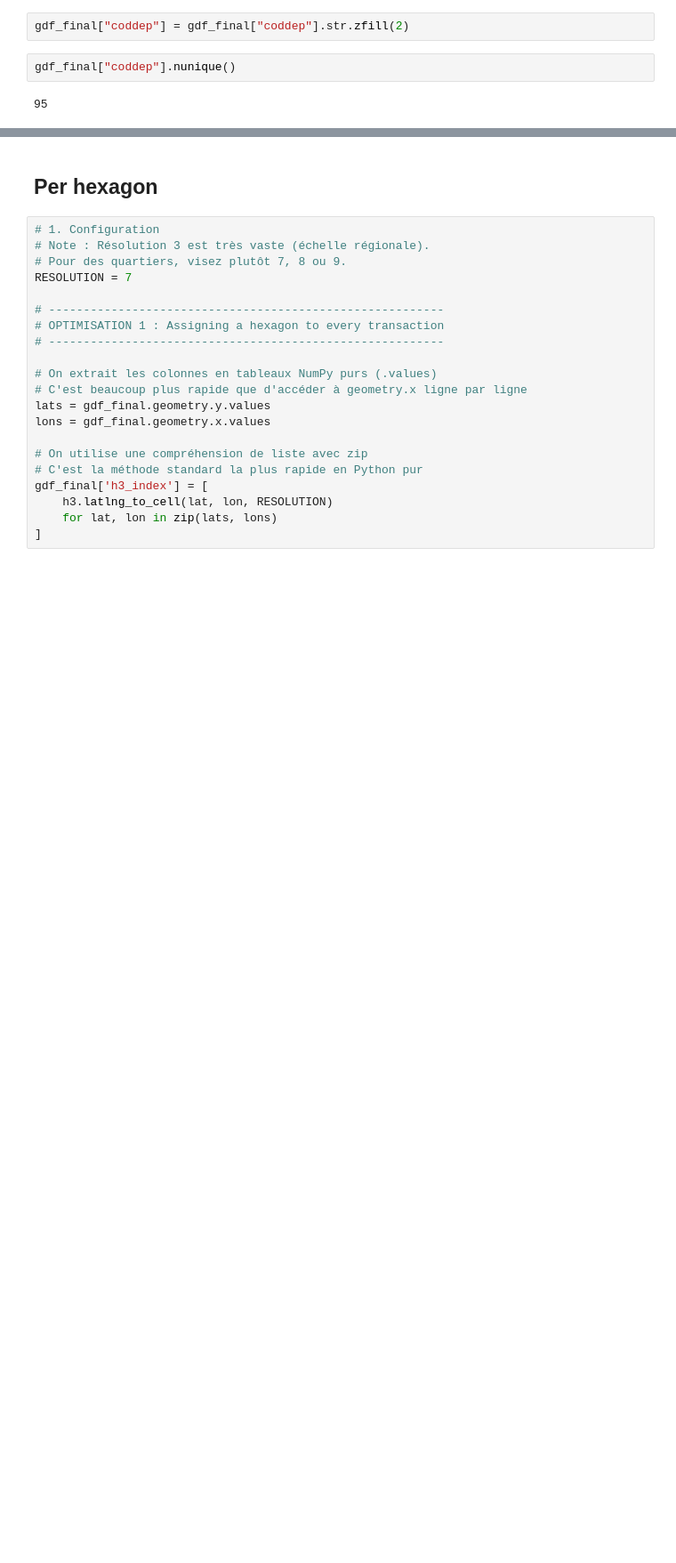
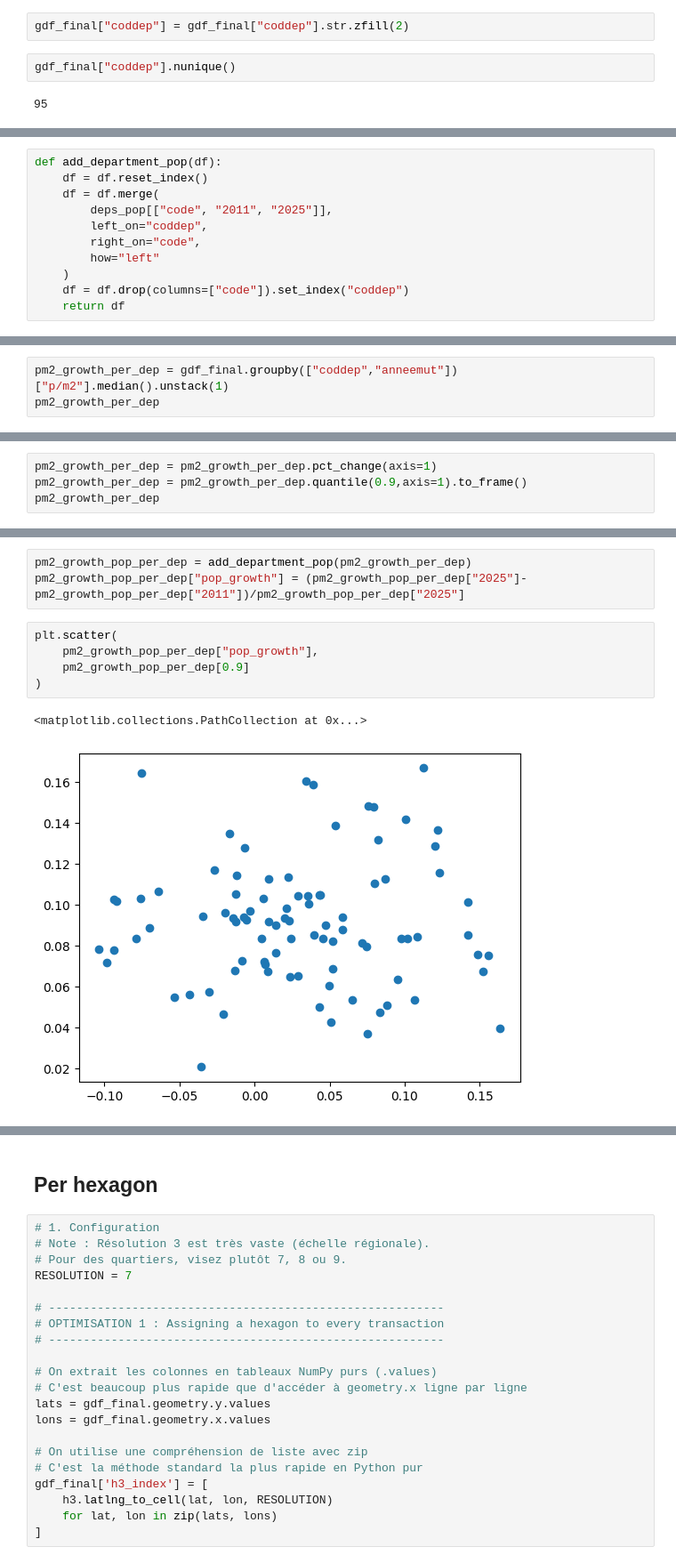
Before and after one commit to m-ligeret/price-signals-construction-activity, a Jupyter notebook: data_cleaning_trans.ipynb, the cells around one changed output, grey strips where cells are left out. Shown at 89% size. Drawn from its saved outputs; the diff is of its cells as text; blank space fills up the shorter version.

Commit message:
analyzing price in departments

```diff
--- a/data_cleaning_trans.ipynb
+++ b/data_cleaning_trans.ipynb
@@ -309,0 +325,11 @@ nb_transac_per_dep.to_csv("nb_transac_per_dep.csv")
+# %%
+def add_department_pop(df):
+    df = df.reset_index()
+    df = df.merge(
+        deps_pop[["code", "2011", "2025"]],
+        left_on="coddep",
+        right_on="code",
+        how="left"
+    )
+    df = df.drop(columns=["code"]).set_index("coddep")
+    return df
@@ -312,0 +399,3 @@ median_pm2_per_dep.to_csv("median_pm2_per_dep.csv")
+# %%
+pm2_growth_per_dep = gdf_final.groupby(["coddep","anneemut"])["p/m2"].median().unstack(1)
+pm2_growth_per_dep
@@ -312,0 +417,4 @@ median_pm2_per_dep.to_csv("median_pm2_per_dep.csv")
+# %%
+pm2_growth_per_dep = pm2_growth_per_dep.pct_change(axis=1)
+pm2_growth_per_dep = pm2_growth_per_dep.quantile(0.9,axis=1).to_frame()
+pm2_growth_per_dep
@@ -312,0 +451,11 @@ median_pm2_per_dep.to_csv("median_pm2_per_dep.csv")
+# %%
+pm2_growth_pop_per_dep = add_department_pop(pm2_growth_per_dep)
+pm2_growth_pop_per_dep["pop_growth"] = (pm2_growth_pop_per_dep["2025"]-pm2_growth_pop_per_dep["2011"])/pm2_growth_pop_per_dep["2025"]
+# %%
+plt.scatter(
+    pm2_growth_pop_per_dep["pop_growth"],
+    pm2_growth_pop_per_dep[0.9]
+)
+# %% [output]
+<matplotlib.collections.PathCollection at 0x...>
+[figure, added]
```
Also changed, not shown: parts of 24 cells of this notebook, 1 other file.
